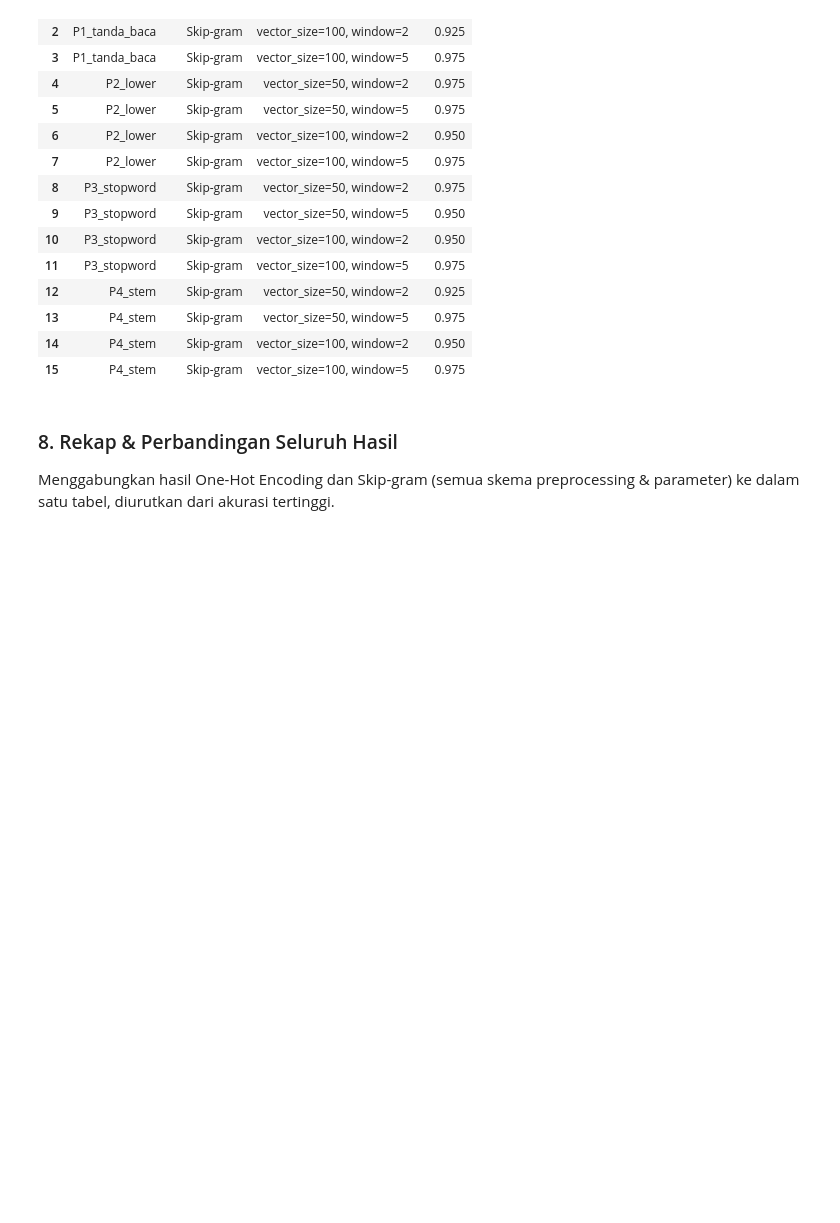
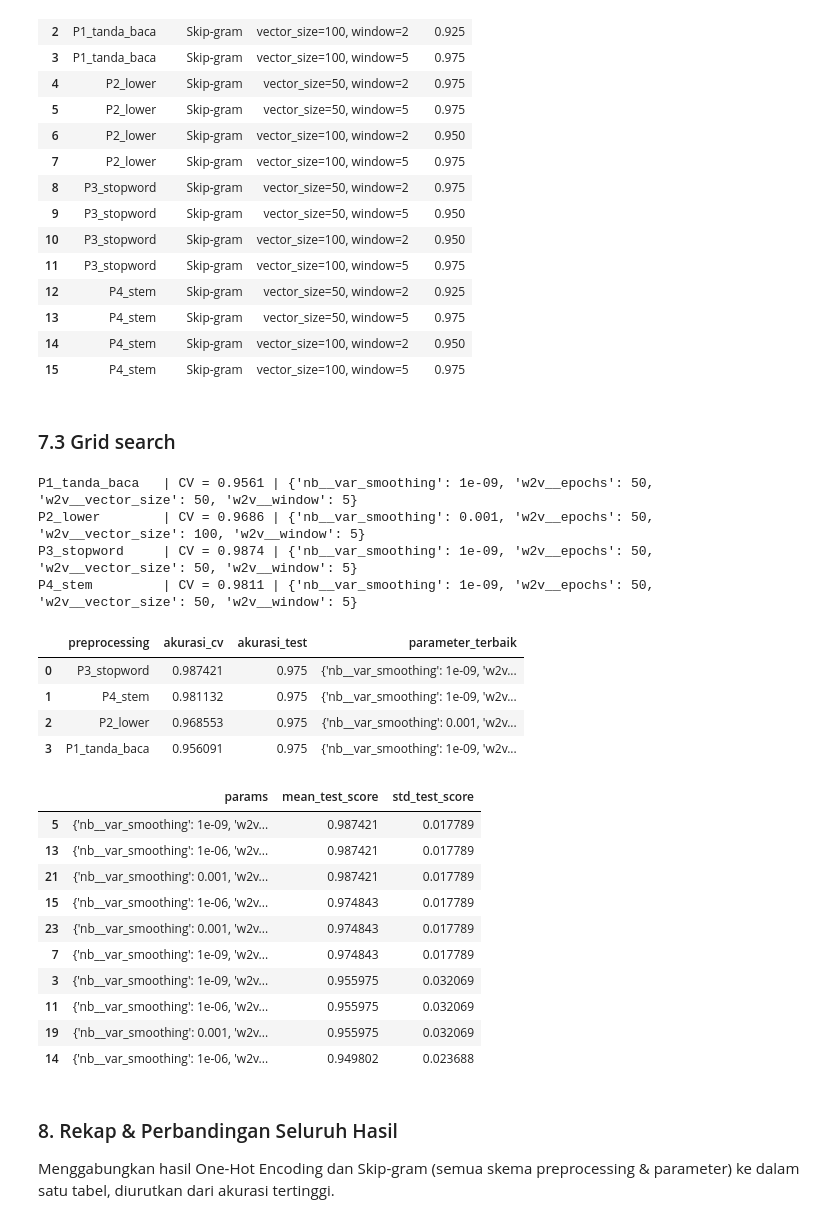
Before and after one commit to rhmnaan/ppw, a Jupyter notebook: klasifikasi_skipgram_naive_bayes.ipynb, the cells around one changed output. Saved outputs shown, nothing was run; the diff lists cells and outputs as text; code cells hidden in the pictures; blank space fills up the shorter version.

```diff
--- a/klasifikasi_skipgram_naive_bayes.ipynb
+++ b/klasifikasi_skipgram_naive_bayes.ipynb
@@ -940,6 +950,86 @@ P4_stem         | Skip-gram (vector_size=100, window=5) | akurasi = 0.9750
 | 13 | P4_stem | Skip-gram | vector_size=50, window=5 | 0.975 |
 | 14 | P4_stem | Skip-gram | vector_size=100, window=2 | 0.950 |
 | 15 | P4_stem | Skip-gram | vector_size=100, window=5 | 0.975 |
+# %% [markdown]
+### 7.3 Grid search
+# %%
+class SkipGramVectorizer(BaseEstimator, TransformerMixin):
+    """fit(): latih Skip-gram | transform(): list token -> rata-rata vektor kata."""
+    def __init__(self, vector_size=100, window=5, min_count=1, epochs=20, seed=SEED):
+        self.vector_size = vector_size
+        self.window = window
+        self.min_count = min_count
+        self.epochs = epochs
+        self.seed = seed
+
+    def fit(self, X, y=None):
+        self.model_ = Word2Vec(sentences=list(X), vector_size=self.vector_size,
+                               window=self.window, min_count=self.min_count,
+                               sg=1, epochs=self.epochs, seed=self.seed, workers=1)
+        return self
+
+    def transform(self, X):
+        return np.array([dokumen_ke_vektor(t, self.model_, self.vector_size) for t in X])
+
+
+PARAM_GRID = {
+    "w2v__vector_size": [50, 100],
+    "w2v__window": [2, 5],
+    "w2v__epochs": [20, 50],
+    "nb__var_smoothing": [1e-9, 1e-6, 1e-3],
+}
+CV = StratifiedKFold(n_splits=3, shuffle=True, random_state=SEED)
+
+hasil_grid, grid_per_skema = [], {}
+for nama_skema, tokens_series in prep_results.items():
+    tokens = tokens_series.tolist()
+    X_tr = [tokens[i] for i in idx_train]
+    X_te = [tokens[i] for i in idx_test]
+
+    pipe = Pipeline([("w2v", SkipGramVectorizer()), ("nb", GaussianNB())])
+    gs = GridSearchCV(pipe, PARAM_GRID, cv=CV, scoring="accuracy", n_jobs=-1, refit=True)
+    gs.fit(X_tr, y_train)                      # hanya data latih
+
+    grid_per_skema[nama_skema] = gs
+    hasil_grid.append({"preprocessing": nama_skema,
+                       "akurasi_cv": gs.best_score_,
+                       "akurasi_test": gs.score(X_te, y_test),
+                       "parameter_terbaik": gs.best_params_})
+    print(f"{nama_skema:15s} | CV = {gs.best_score_:.4f} | {gs.best_params_}")
+
+# Pemenang dipilih dari akurasi CV (data latih), bukan dari data uji
+df_grid = (pd.DataFrame(hasil_grid)
+             .sort_values("akurasi_cv", ascending=False, kind="stable")
+             .reset_index(drop=True))
+BEST_PREP = df_grid.loc[0, "preprocessing"]
+best_gs   = grid_per_skema[BEST_PREP]
+best_pipe = best_gs.best_estimator_            # sudah di-refit pada seluruh data latih
+
+display(df_grid)
+display(pd.DataFrame(best_gs.cv_results_)
+          .sort_values("rank_test_score")[["params", "mean_test_score", "std_test_score"]]
+          .head(10))
+# %% [output]
+P1_tanda_baca   | CV = 0.9561 | {'nb__var_smoothing': 1e-09, 'w2v__epochs': 50, 'w2v__vector_size': 50, 'w2v__window': 5}
+P2_lower        | CV = 0.9686 | {'nb__var_smoothing': 0.001, 'w2v__epochs': 50, 'w2v__vector_size': 100, 'w2v__window': 5}
+P3_stopword     | CV = 0.9874 | {'nb__var_smoothing': 1e-09, 'w2v__epochs': 50, 'w2v__vector_size': 50, 'w2v__window': 5}
+P4_stem         | CV = 0.9811 | {'nb__var_smoothing': 1e-09, 'w2v__epochs': 50, 'w2v__vector_size': 50, 'w2v__window': 5}
+|  | preprocessing | akurasi_cv | akurasi_test | parameter_terbaik |
+| 0 | P3_stopword | 0.987421 | 0.975 | {'nb__var_smoothing': 1e-09, 'w2v... |
+| 1 | P4_stem | 0.981132 | 0.975 | {'nb__var_smoothing': 1e-09, 'w2v... |
+| 2 | P2_lower | 0.968553 | 0.975 | {'nb__var_smoothing': 0.001, 'w2v... |
+| 3 | P1_tanda_baca | 0.956091 | 0.975 | {'nb__var_smoothing': 1e-09, 'w2v... |
+|  | params | mean_test_score | std_test_score |
+| 5 | {'nb__var_smoothing': 1e-09, 'w2v... | 0.987421 | 0.017789 |
+| 13 | {'nb__var_smoothing': 1e-06, 'w2v... | 0.987421 | 0.017789 |
+| 21 | {'nb__var_smoothing': 0.001, 'w2v... | 0.987421 | 0.017789 |
+| 15 | {'nb__var_smoothing': 1e-06, 'w2v... | 0.974843 | 0.017789 |
+| 23 | {'nb__var_smoothing': 0.001, 'w2v... | 0.974843 | 0.017789 |
+| 7 | {'nb__var_smoothing': 1e-09, 'w2v... | 0.974843 | 0.017789 |
+| 3 | {'nb__var_smoothing': 1e-09, 'w2v... | 0.955975 | 0.032069 |
+| 11 | {'nb__var_smoothing': 1e-06, 'w2v... | 0.955975 | 0.032069 |
+| 19 | {'nb__var_smoothing': 0.001, 'w2v... | 0.955975 | 0.032069 |
+| 14 | {'nb__var_smoothing': 1e-06, 'w2v... | 0.949802 | 0.023688 |
 # %% [markdown]
 ### 8. Rekap & Perbandingan Seluruh Hasil
 
```
Also changed, not shown: parts of 11 cells of this notebook, 15 other files.
